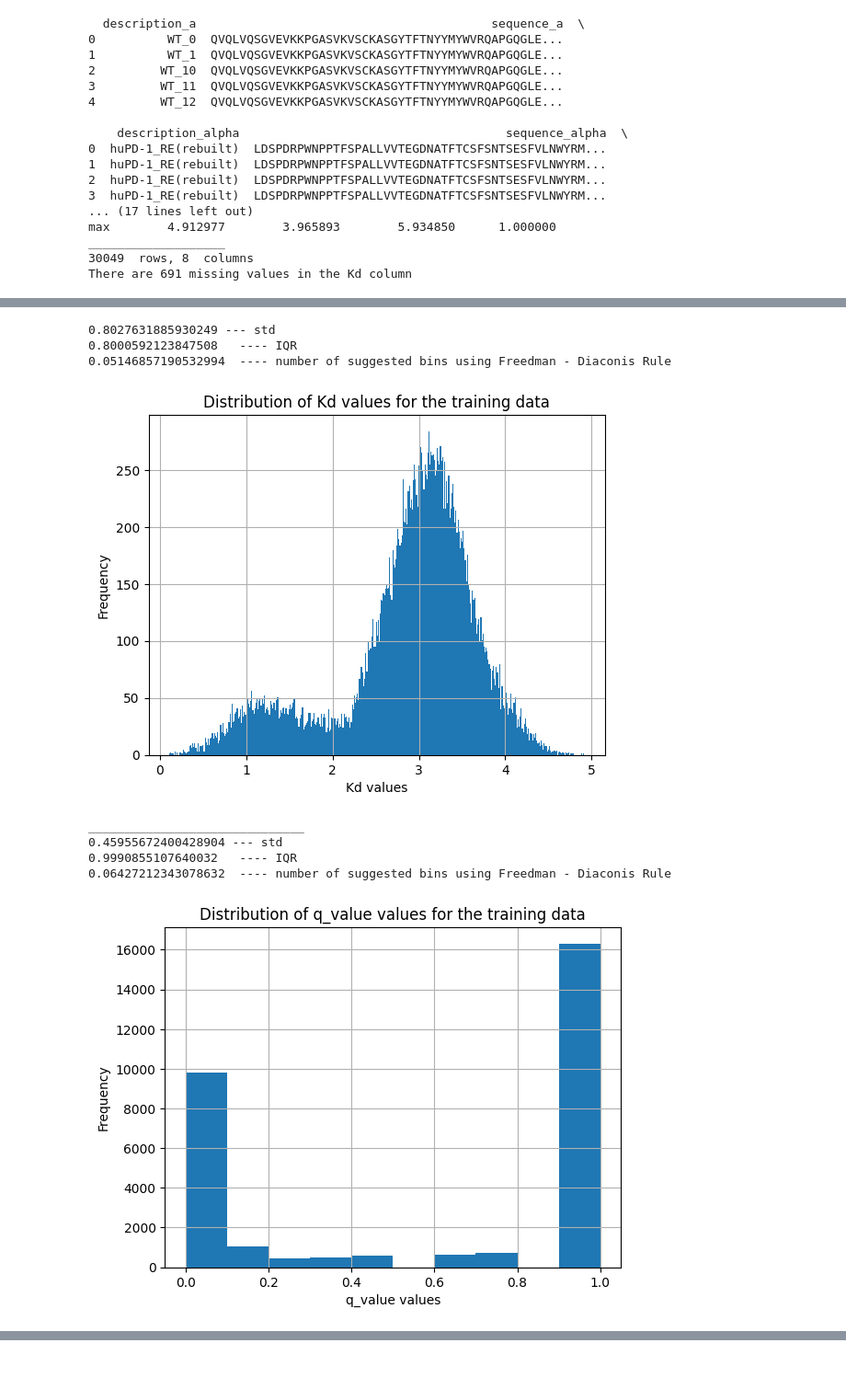
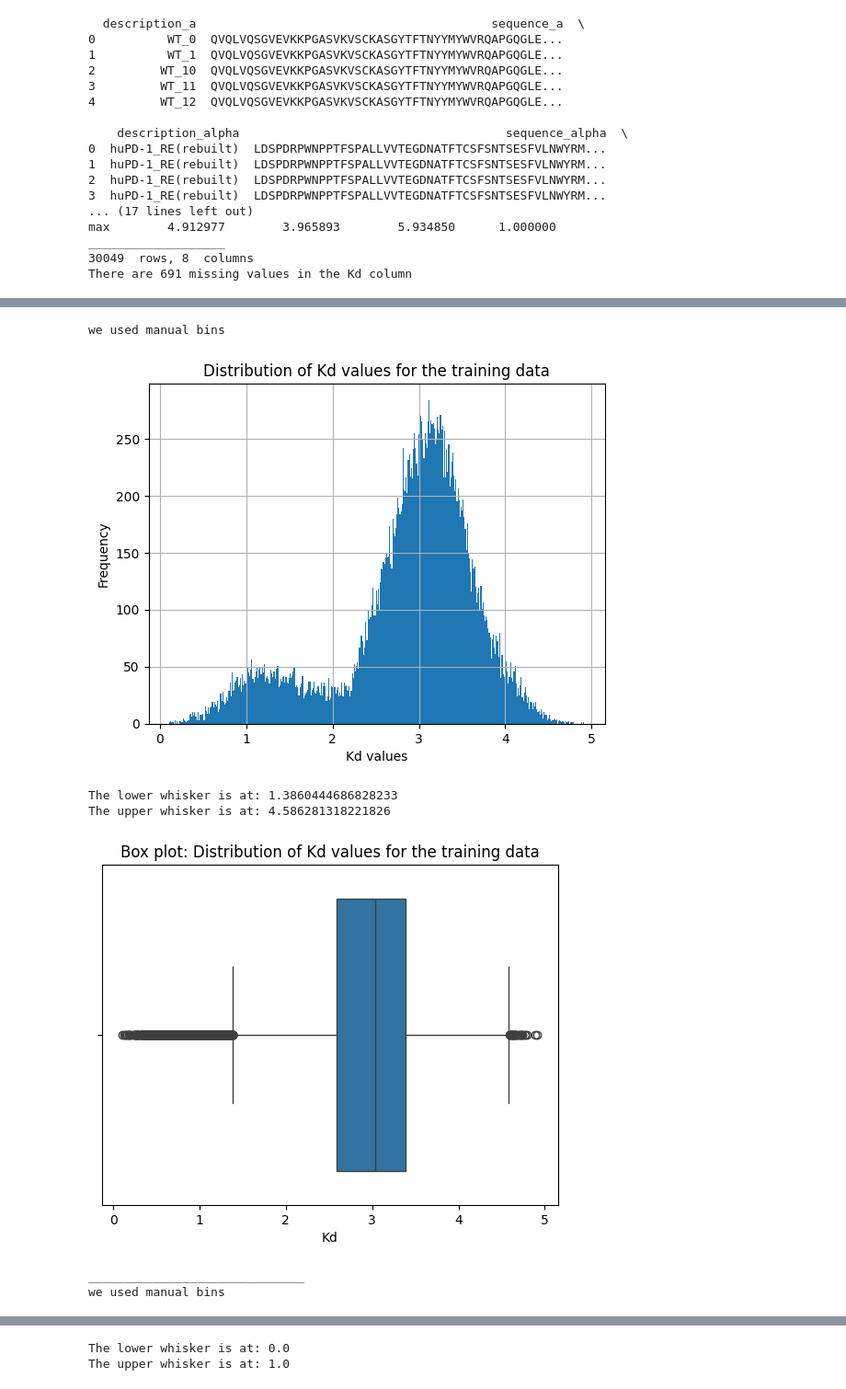
Before and after one commit to eitanzeev/-_bio_challenge, a Jupyter notebook: a_alpha_data_exploration.ipynb, the cells around one changed output, grey strips where cells are left out. Shown at 92% size. Drawn from its saved outputs; the diff is of its cells as text; code cells hidden in the pictures.

```diff
--- a/a_alpha_data_exploration.ipynb
+++ b/a_alpha_data_exploration.ipynb
@@ -23,6 +24,9 @@ if missing_kd:
     print('There are ' + str(missing_kd) + ' missing values in the Kd column')
 if missing_q:
     print('There are ' + str(missing_q) + ' missing values in the q column')
+
+#Create a new potential feature -> the difference in bounds for Kd_lower_bound and Kd_upper_bound
+training_data['Kd_bound_diff'] = training_data['Kd_upper_bound'] - training_data['Kd_lower_bound']
 # %% [output]
   description_a                                         sequence_a  \
 0          WT_0  QVQLVQSGVEVKKPGASVKVSCKASGYTFTNYYMYWVRQAPGQGLE...
@@ -72,14 +121,18 @@ def plot_distribution(data, column, bins_manual):
-# %%
-plot_distribution(data = training_data, column = 'Kd', bins_manual = 400)
-print('______________________________')
-plot_distribution(training_data, 'q_value', bins_manual = 10)
-# %% [output]
-0.8027631885930249 --- std
-0.8000592123847508   ---- IQR
-0.05146857190532994  ---- number of suggested bins using Freedman - Diaconis Rule
-[figure, removed]
-______________________________
-0.45955672400428904 --- std
-0.9990855107640032   ---- IQR
-0.06427212343078632  ---- number of suggested bins using Freedman - Diaconis Rule
-[figure, removed]
+# %%
+#Create first distribution plots and identify outliers
+histogram_plot_distribution(data = training_data, column = 'Kd', bins_manual = 400)
+kd_lower_whisker, kd_upper_whisker = boxplot_distribution_outlier_analysis(data = training_data, column = 'Kd')
+print('______________________________')
+histogram_plot_distribution(training_data, 'q_value', bins_manual = 10)
+q_value_lower_whisker, q_value_upper_whisker = boxplot_distribution_outlier_analysis(data = training_data, column = 'q_value')
+print('______________________________')
+histogram_plot_distribution(training_data, 'Kd_bound_diff', bins_manual = 50)
+kd_diff_lower_whisker, kd_diff_upper_whisker = boxplot_distribution_outlier_analysis(data = training_data, column = 'Kd_bound_diff')
+# %% [output]
+we used manual bins
+[figure, added]
+The lower whisker is at: 1.3860444686828233
+The upper whisker is at: 4.586281318221826
+[figure, added]
+______________________________
+we used manual bins
@@ -85,0 +140,2 @@ ______________________________
+The lower whisker is at: 0.0
+The upper whisker is at: 1.0
```
Also changed, not shown: parts of 20 cells of this notebook.
